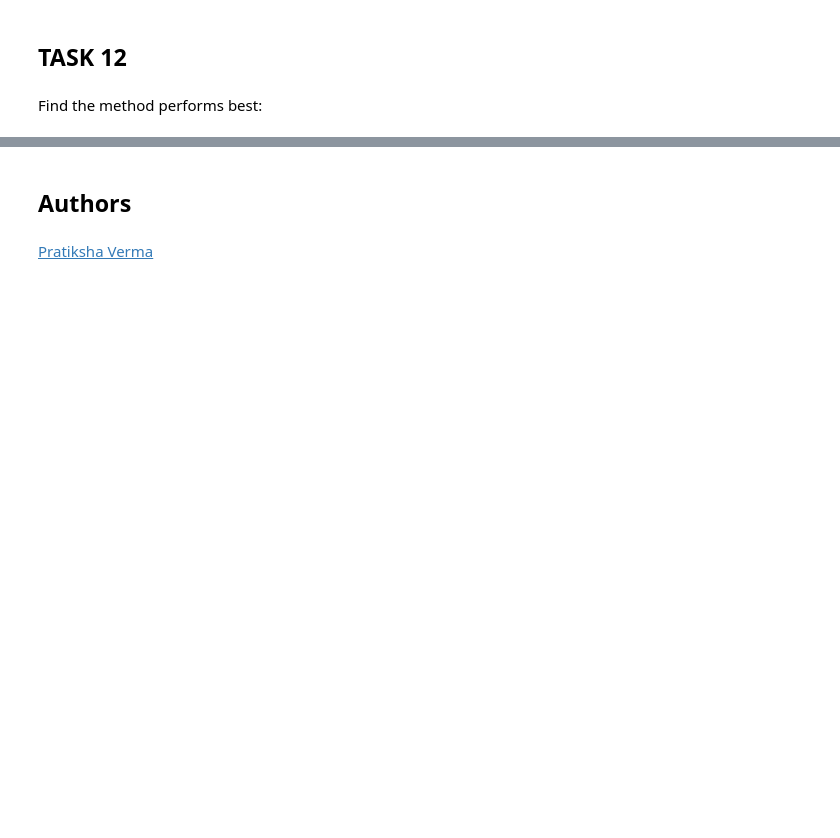
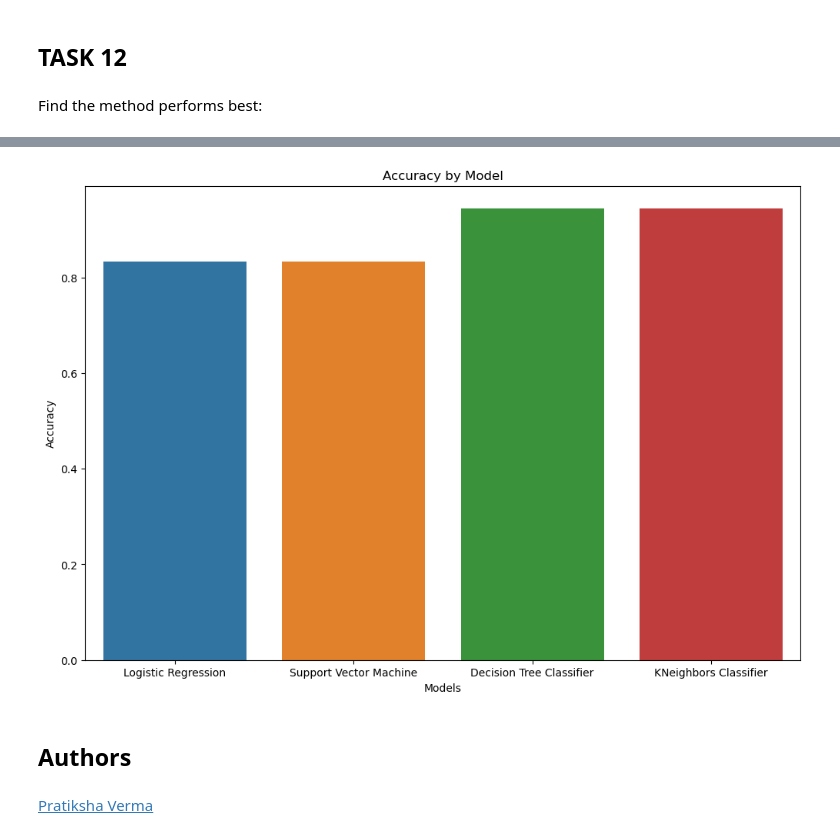
Before and after one commit to PoolJinez/Space_X_Project, a Jupyter notebook: code/SpaceX_Machine Learning Prediction_Part_5.ipynb, the cells around one changed output, grey strips where cells are left out. Saved outputs shown, nothing was run; the diff lists cells and outputs as text; code cells hidden in the pictures; blank space fills up the shorter version.

```diff
--- a/code/SpaceX_Machine Learning Prediction_Part_5.ipynb
+++ b/code/SpaceX_Machine Learning Prediction_Part_5.ipynb
@@ -412 +398,8 @@ The best model perform is KNeighbors Classifier:  1.0
 **************************************************
+# %%
+data = {
+    'Models':['Logistic Regression','Support Vector Machine','Decision Tree Classifier','KNeighbors Classifier'],
+    'Accuracy':[lr_accuracy, svm_accuracy, tree_accuracy, knn_accurracy]
+}
+df_model=pd.DataFrame(data)
+df_model
@@ -413,3 +412,13 @@ The best model perform is KNeighbors Classifier:  1.0
+# %%
+import seaborn as sns
+import matplotlib.pyplot as plt
+
+plt.figure(figsize=(12, 8))
+sns.barplot(x='Models', y='Accuracy', data=df_model, hue='Models', dodge=False)
+plt.title("Accuracy by Model")
+plt.show()
+# %% [output]
+[figure, added]
 # %% [markdown]
 ## Authors
 # %% [markdown]
```
Also changed, not shown: parts of 20 cells of this notebook.
